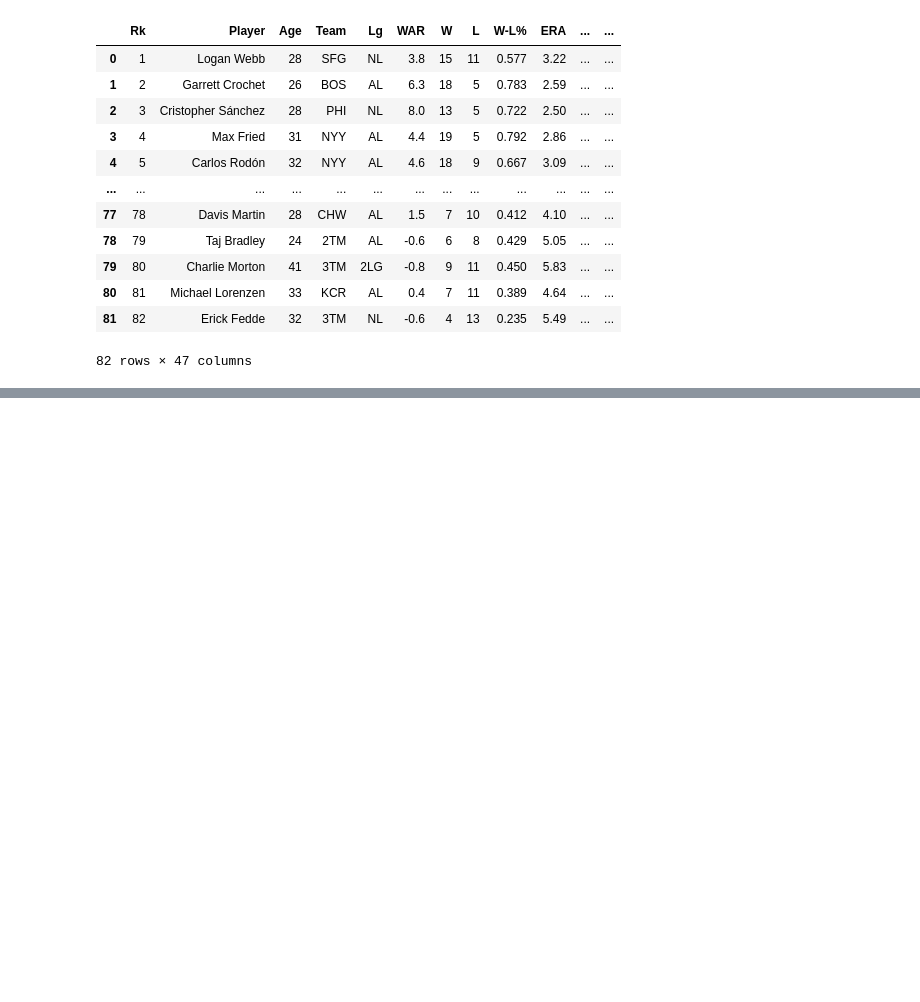
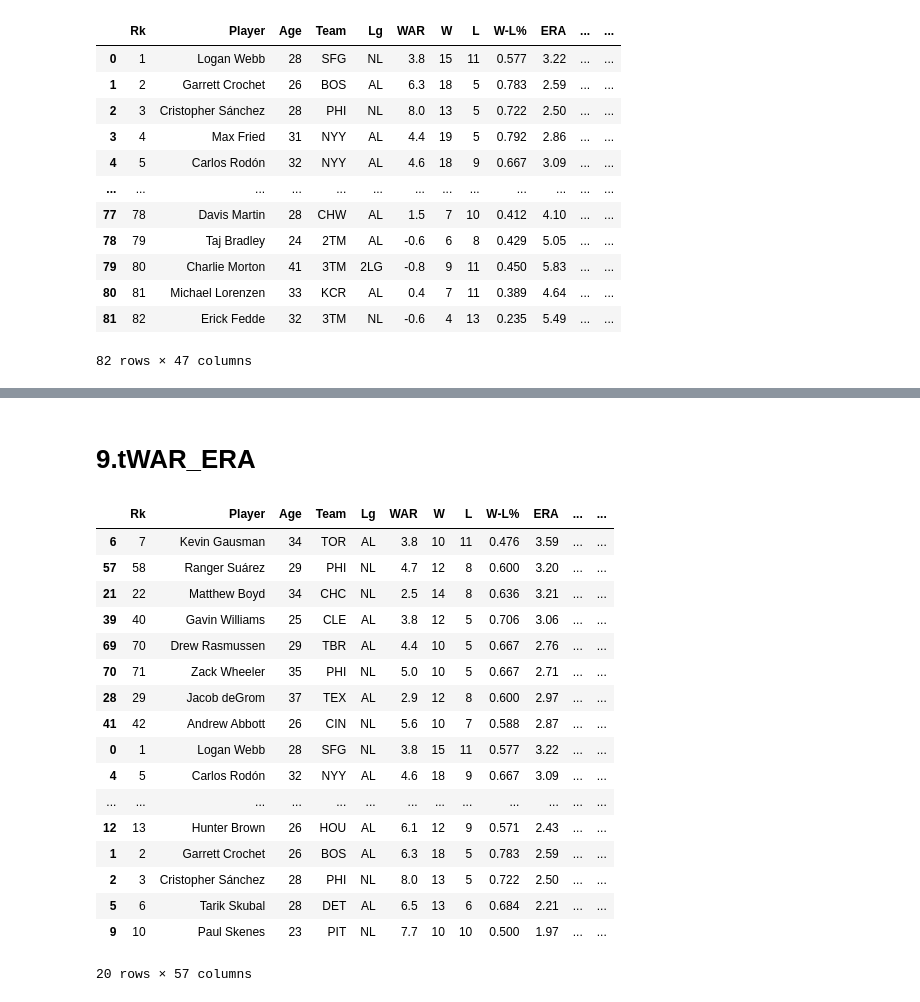
Before and after one commit to grim13t/PitcherAnalysis, a Jupyter notebook: P25R1.ipynb, the cells around one changed output, grey strips where cells are left out. Drawn from its saved outputs; the diff is of its cells as text; code cells hidden in the pictures; blank space fills up the shorter version.

```diff
--- a/P25R1.ipynb
+++ b/P25R1.ipynb
@@ -341 +341,35 @@ Name: tFIP, dtype: float64
 [figure]
+# %% [markdown]
+# 9.tWAR_ERA
+# %%
+df_starter['lgERA'] = df_starter['ER'].sum()/(df_starter['outs'].sum()/3)*9
+df_starter['lgERA'] = df_starter['lgERA'].round(2)
+df_starter['replacementERA'] = df_starter['lgERA']+1.2
+
+df_starter['RAR_ERA'] = (df_starter['replacementERA'] - df_starter['ERA'])*(df_starter['outs']/3)/9
+
+
+df_starter['tWAR_ERA'] = df_starter['RAR_ERA']/9.7
+
+df_starter['tWAR_ERA'] = df_starter['tWAR_ERA'].round(2)
+
+df_starter.sort_values(by='tWAR_ERA').tail(20)
+# %% [output]
+|  | Rk | Player | Age | Team | Lg | WAR | W | L | W-L% | ERA | ... | ... |
+| 6 | 7 | Kevin Gausman | 34 | TOR | AL | 3.8 | 10 | 11 | 0.476 | 3.59 | ... | ... |
+| 57 | 58 | Ranger Suárez | 29 | PHI | NL | 4.7 | 12 | 8 | 0.600 | 3.20 | ... | ... |
+| 21 | 22 | Matthew Boyd | 34 | CHC | NL | 2.5 | 14 | 8 | 0.636 | 3.21 | ... | ... |
+| 39 | 40 | Gavin Williams | 25 | CLE | AL | 3.8 | 12 | 5 | 0.706 | 3.06 | ... | ... |
+| 69 | 70 | Drew Rasmussen | 29 | TBR | AL | 4.4 | 10 | 5 | 0.667 | 2.76 | ... | ... |
+| 70 | 71 | Zack Wheeler | 35 | PHI | NL | 5.0 | 10 | 5 | 0.667 | 2.71 | ... | ... |
+| 28 | 29 | Jacob deGrom | 37 | TEX | AL | 2.9 | 12 | 8 | 0.600 | 2.97 | ... | ... |
+| 41 | 42 | Andrew Abbott | 26 | CIN | NL | 5.6 | 10 | 7 | 0.588 | 2.87 | ... | ... |
+| 0 | 1 | Logan Webb | 28 | SFG | NL | 3.8 | 15 | 11 | 0.577 | 3.22 | ... | ... |
+| 4 | 5 | Carlos Rodón | 32 | NYY | AL | 4.6 | 18 | 9 | 0.667 | 3.09 | ... | ... |
+| ... | ... | ... | ... | ... | ... | ... | ... | ... | ... | ... | ... | ... |
+| 12 | 13 | Hunter Brown | 26 | HOU | AL | 6.1 | 12 | 9 | 0.571 | 2.43 | ... | ... |
+| 1 | 2 | Garrett Crochet | 26 | BOS | AL | 6.3 | 18 | 5 | 0.783 | 2.59 | ... | ... |
+| 2 | 3 | Cristopher Sánchez | 28 | PHI | NL | 8.0 | 13 | 5 | 0.722 | 2.50 | ... | ... |
+| 5 | 6 | Tarik Skubal | 28 | DET | AL | 6.5 | 13 | 6 | 0.684 | 2.21 | ... | ... |
+| 9 | 10 | Paul Skenes | 23 | PIT | NL | 7.7 | 10 | 10 | 0.500 | 1.97 | ... | ... |
+20 rows × 57 columns
```
Also changed, not shown: parts of 1 cell of this notebook.
